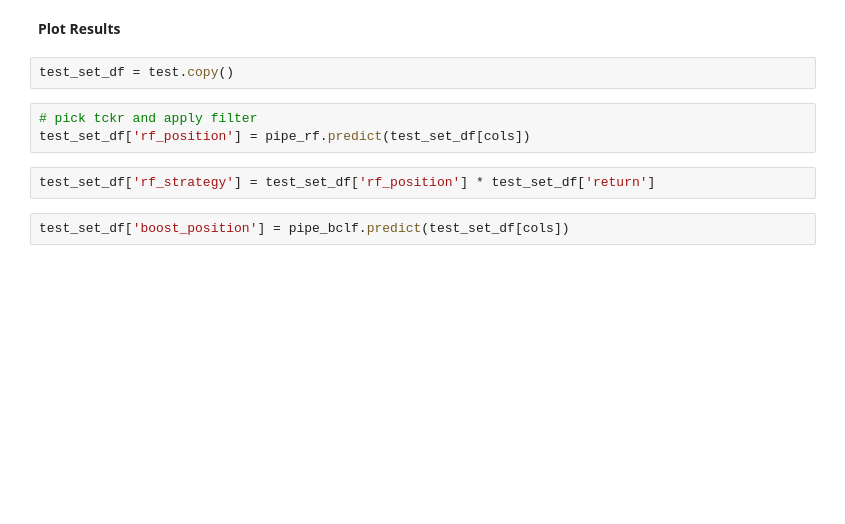
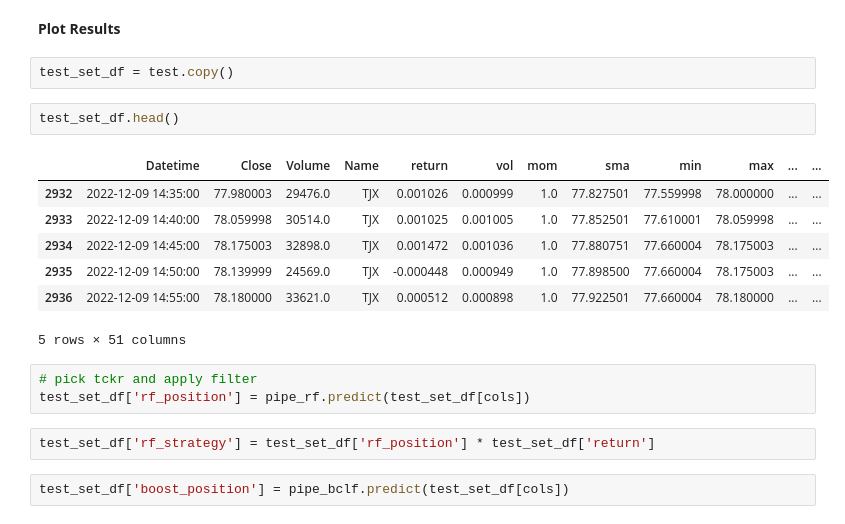
Before and after one commit to odog96/streaming-stock-data, a Jupyter notebook: Stock_Prediction_v2.ipynb, the cells around one changed output. Drawn from its saved outputs; the diff is of its cells as text; blank space fills up the shorter version.

```diff
--- a/Stock_Prediction_v2.ipynb
+++ b/Stock_Prediction_v2.ipynb
@@ -337,6 +314,16 @@ pipe_bclf.score(X_test, y_test)
 **Plot Results**
 # %%
 test_set_df = test.copy()
+# %%
+test_set_df.head()
+# %% [output]
+|  | Datetime | Close | Volume | Name | return | vol | mom | sma | min | max | ... | ... |
+| 2932 | 2022-12-09 14:35:00 | 77.980003 | 29476.0 | TJX | 0.001026 | 0.000999 | 1.0 | 77.827501 | 77.559998 | 78.000000 | ... | ... |
+| 2933 | 2022-12-09 14:40:00 | 78.059998 | 30514.0 | TJX | 0.001025 | 0.001005 | 1.0 | 77.852501 | 77.610001 | 78.059998 | ... | ... |
+| 2934 | 2022-12-09 14:45:00 | 78.175003 | 32898.0 | TJX | 0.001472 | 0.001036 | 1.0 | 77.880751 | 77.660004 | 78.175003 | ... | ... |
+| 2935 | 2022-12-09 14:50:00 | 78.139999 | 24569.0 | TJX | -0.000448 | 0.000949 | 1.0 | 77.898500 | 77.660004 | 78.175003 | ... | ... |
+| 2936 | 2022-12-09 14:55:00 | 78.180000 | 33621.0 | TJX | 0.000512 | 0.000898 | 1.0 | 77.922501 | 77.660004 | 78.180000 | ... | ... |
+5 rows × 51 columns
 # %%
 # pick tckr and apply filter
 test_set_df['rf_position'] = pipe_rf.predict(test_set_df[cols])
```
Also changed, not shown: parts of 35 cells of this notebook, 12 other files.
